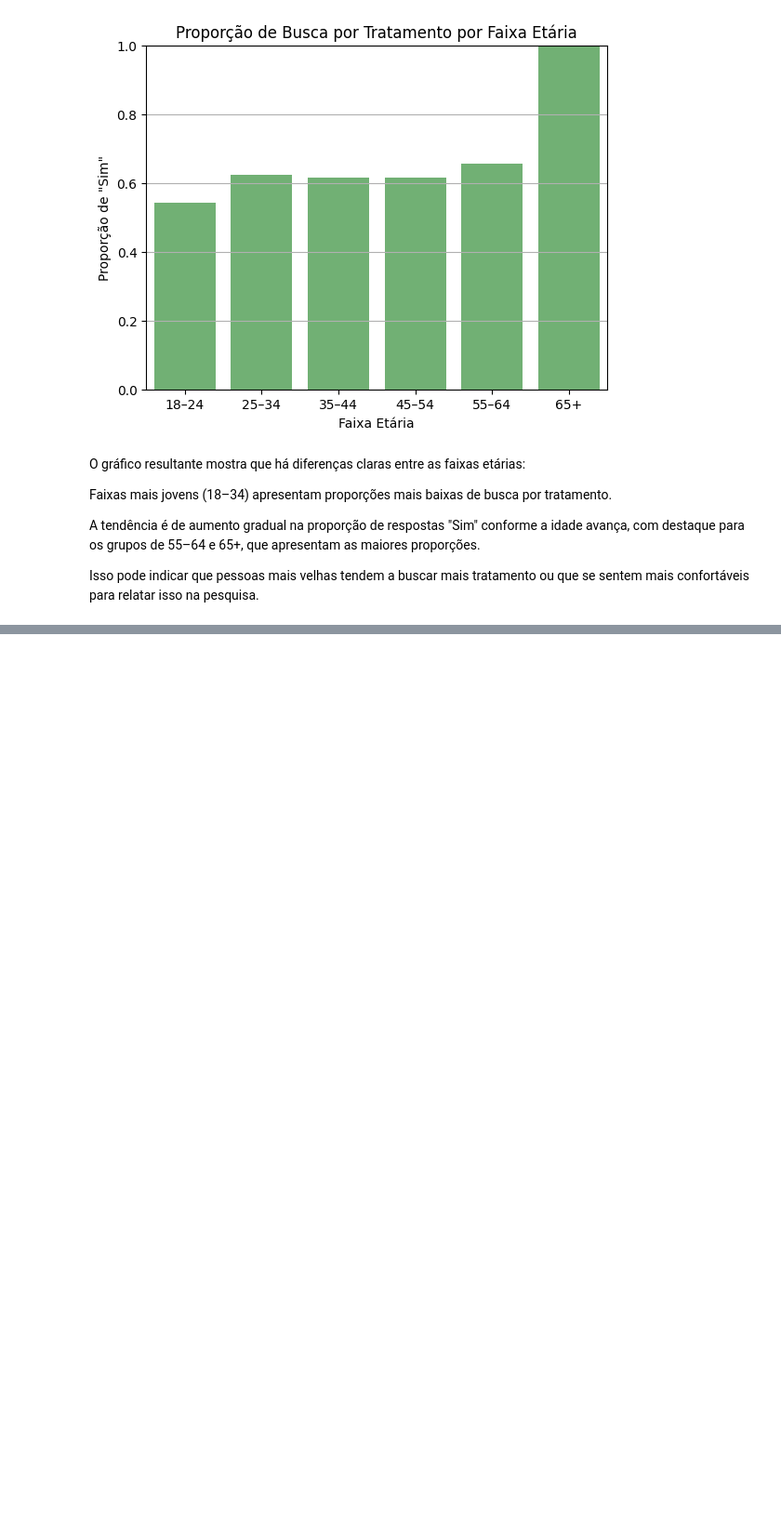
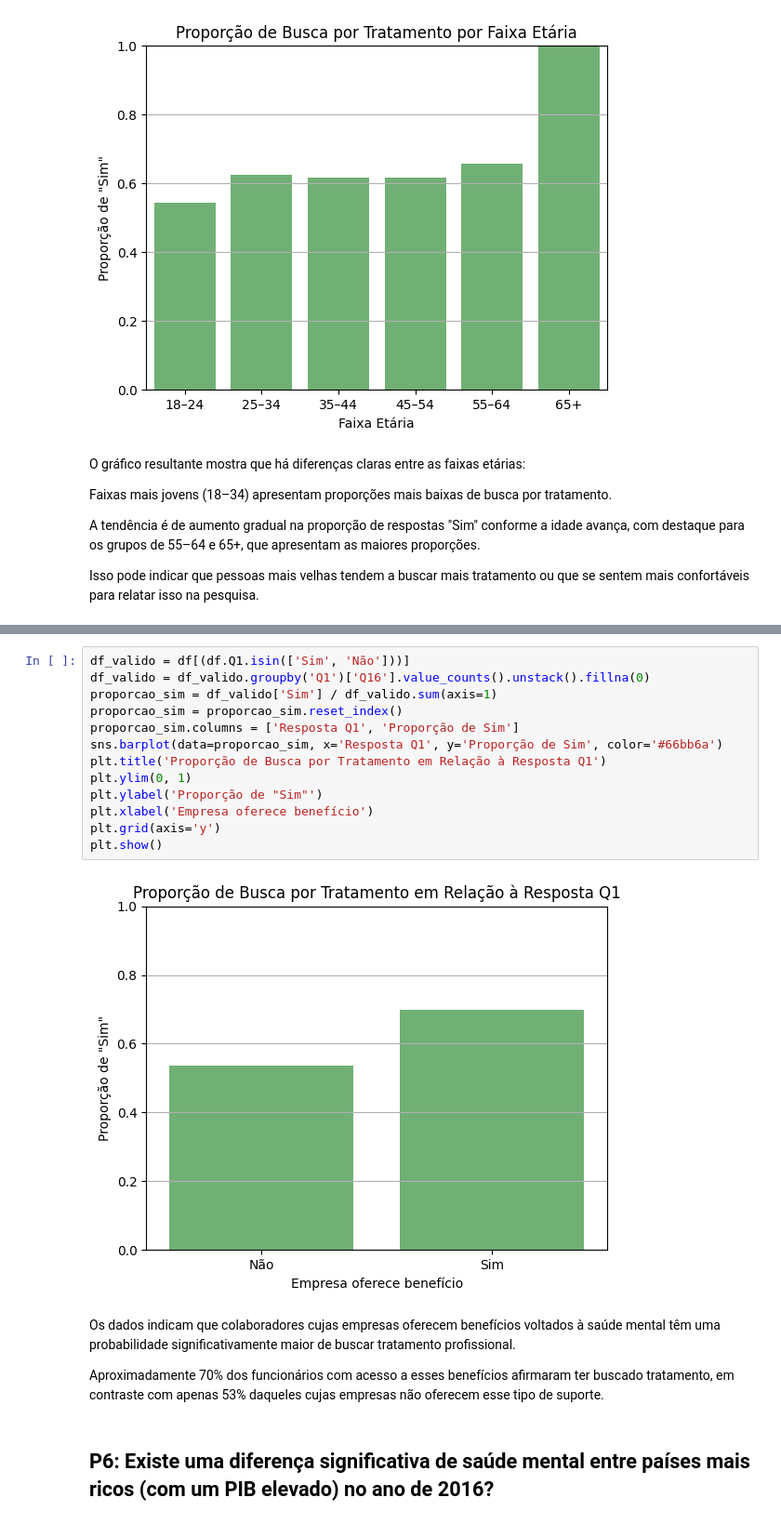
Before and after one commit to lucasisabelsc/ColetaEPreparacaoDeDados, a Jupyter notebook: ProjetoFase02/projeto.ipynb, the cells around one changed output, grey strips where cells are left out. Shown at 93% size. Drawn from its saved outputs; the diff is of its cells as text; blank space fills up the shorter version.

```diff
--- a/ProjetoFase02/projeto.ipynb
+++ b/ProjetoFase02/projeto.ipynb
@@ -751,0 +756,21 @@ Isso pode indicar que pessoas mais velhas tendem a buscar mais tratamento ou que
+# %%
+df_valido = df[(df.Q1.isin(['Sim', 'Não']))]
+df_valido = df_valido.groupby('Q1')['Q16'].value_counts().unstack().fillna(0)
+proporcao_sim = df_valido['Sim'] / df_valido.sum(axis=1)
+proporcao_sim = proporcao_sim.reset_index()
+proporcao_sim.columns = ['Resposta Q1', 'Proporção de Sim']
+sns.barplot(data=proporcao_sim, x='Resposta Q1', y='Proporção de Sim', color='#66bb6a')
+plt.title('Proporção de Busca por Tratamento em Relação à Resposta Q1')
+plt.ylim(0, 1)
+plt.ylabel('Proporção de "Sim"')
+plt.xlabel('Empresa oferece benefício')
+plt.grid(axis='y')
+plt.show()
+# %% [output]
+[figure, added]
+# %% [markdown]
+Os dados indicam que colaboradores cujas empresas oferecem benefícios voltados à saúde mental têm uma probabilidade significativamente maior de buscar tratamento profissional.
+
+Aproximadamente 70% dos funcionários com acesso a esses benefícios afirmaram ter buscado tratamento, em contraste com apenas 53% daqueles cujas empresas não oferecem esse tipo de suporte.
+# %% [markdown]
+## P6: Existe uma diferença significativa de saúde mental entre países mais ricos (com um PIB elevado) no ano de 2016?
```
Also changed, not shown: parts of 8 cells of this notebook.
